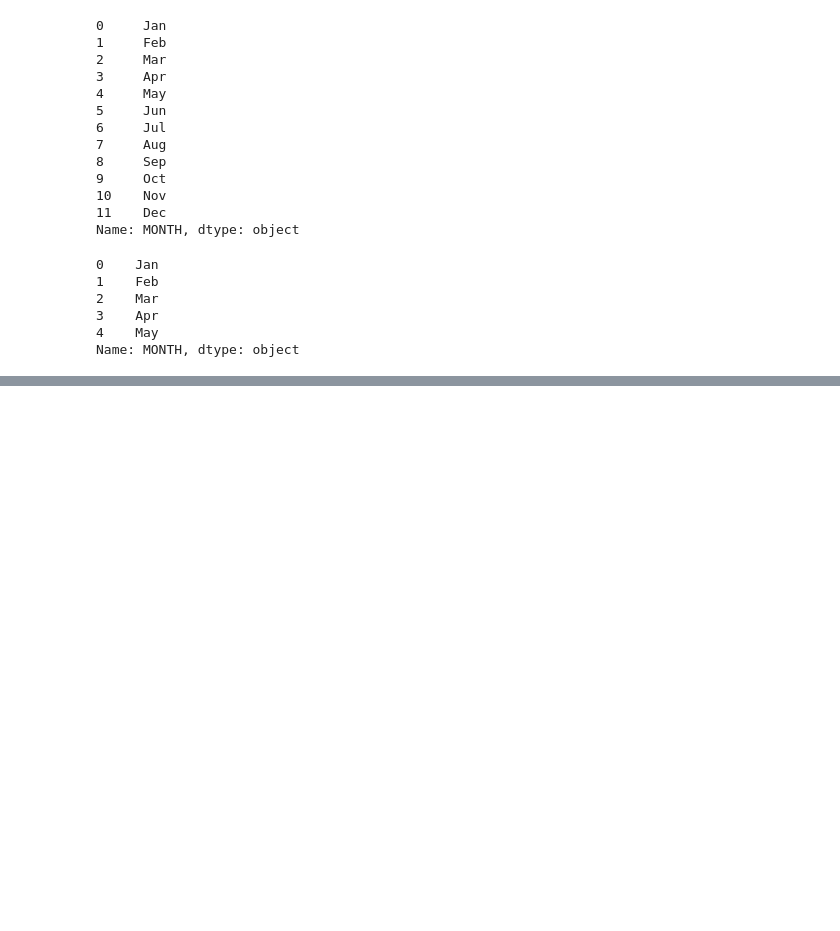
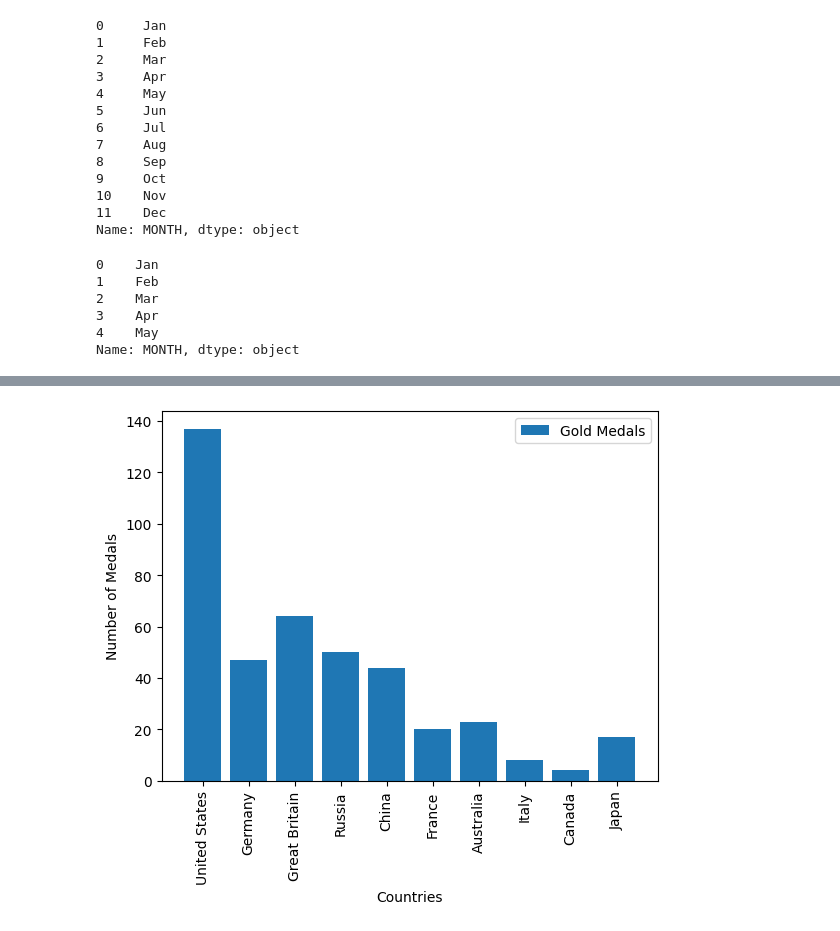
Before and after one commit to Kinetics20/Data_viz_lab, a Jupyter notebook: matplotlib_2.ipynb, the cells around one changed output, grey strips where cells are left out. Cells and saved outputs as stored; diff of their text form; code cells hidden in the pictures; blank space fills up the shorter version.

```diff
--- a/matplotlib_2.ipynb
+++ b/matplotlib_2.ipynb
@@ -230,0 +280,3 @@ plt.show()
+# %%
+medals = pd.read_csv('datasets/medals_by_country_2016.csv', index_col=0)
+medals.head()
@@ -230,0 +290,15 @@ plt.show()
+# %%
+fig, ax = plt.subplots()
+
+ax.bar(medals.index, medals['Gold'], label='Gold Medals')
+
+ax.set_xticks(range(len(medals.index)))
+ax.set_xticklabels(medals.index, rotation=90)
+
+ax.set_ylabel('Number of Medals')
+ax.set_xlabel('Countries')
+
+plt.legend()
+plt.show()
+# %% [output]
+[figure, added]
```
Also changed, not shown: parts of 26 cells of this notebook, 1 other file.
